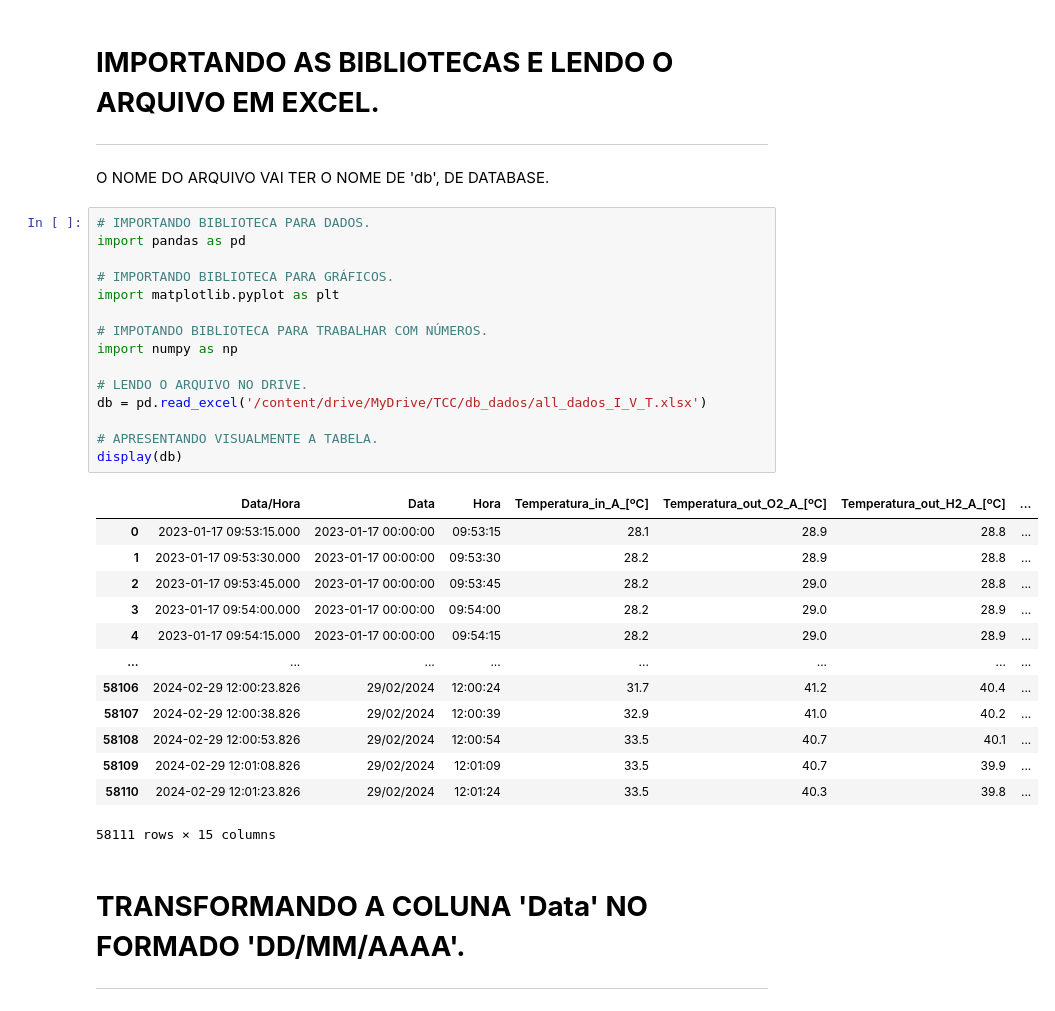
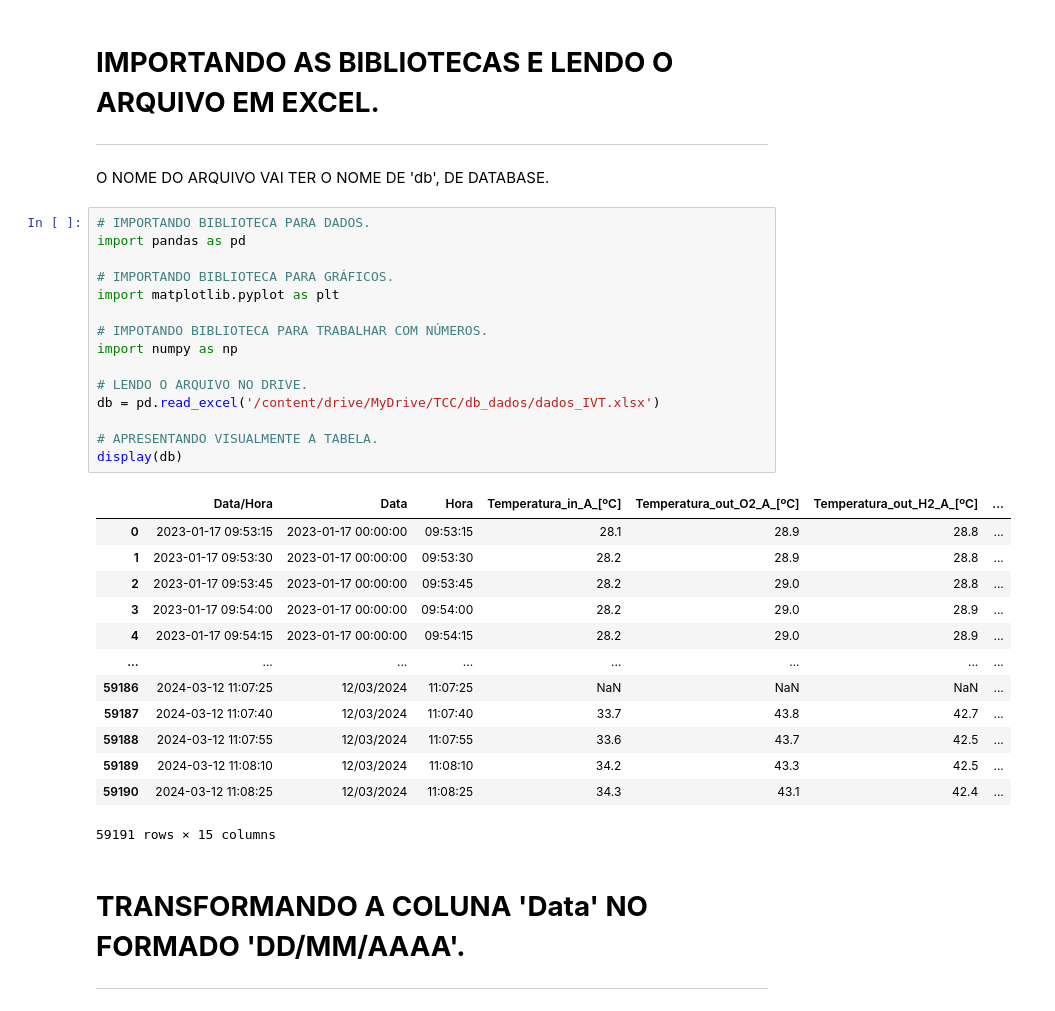
Before and after one commit to MalVaroTor/MalVaroTor, a Jupyter notebook: TCC_1_Teste_Energia_Grafico.ipynb, the cells around one changed output. Drawn from its saved outputs; the diff is of its cells as text.

```diff
--- a/TCC_1_Teste_Energia_Grafico.ipynb
+++ b/TCC_1_Teste_Energia_Grafico.ipynb
@@ -10,32 +10,32 @@ O NOME DO ARQUIVO VAI TER O NOME DE 'db', DE DATABASE.
 # %%
 # IMPORTANDO BIBLIOTECA PARA DADOS.
 import pandas as pd
 
 # IMPORTANDO BIBLIOTECA PARA GRÁFICOS.
 import matplotlib.pyplot as plt
 
 # IMPOTANDO BIBLIOTECA PARA TRABALHAR COM NÚMEROS.
 import numpy as np
 
 # LENDO O ARQUIVO NO DRIVE.
-db = pd.read_excel('/content/drive/MyDrive/TCC/db_dados/all_dados_I_V_T.xlsx')
+db = pd.read_excel('/content/drive/MyDrive/TCC/db_dados/dados_IVT.xlsx')
 
 # APRESENTANDO VISUALMENTE A TABELA.
 display(db)
 # %% [output]
 |  | Data/Hora | Data | Hora | Temperatura_in_A_[ºC] | Temperatura_out_O2_A_[ºC] | Temperatura_out_H2_A_[ºC] | ... |
-| 0 | 2023-01-17 09:53:15.000 | 2023-01-17 00:00:00 | 09:53:15 | 28.1 | 28.9 | 28.8 | ... |
-| 1 | 2023-01-17 09:53:30.000 | 2023-01-17 00:00:00 | 09:53:30 | 28.2 | 28.9 | 28.8 | ... |
-| 2 | 2023-01-17 09:53:45.000 | 2023-01-17 00:00:00 | 09:53:45 | 28.2 | 29.0 | 28.8 | ... |
-| 3 | 2023-01-17 09:54:00.000 | 2023-01-17 00:00:00 | 09:54:00 | 28.2 | 29.0 | 28.9 | ... |
-| 4 | 2023-01-17 09:54:15.000 | 2023-01-17 00:00:00 | 09:54:15 | 28.2 | 29.0 | 28.9 | ... |
+| 0 | 2023-01-17 09:53:15 | 2023-01-17 00:00:00 | 09:53:15 | 28.1 | 28.9 | 28.8 | ... |
+| 1 | 2023-01-17 09:53:30 | 2023-01-17 00:00:00 | 09:53:30 | 28.2 | 28.9 | 28.8 | ... |
+| 2 | 2023-01-17 09:53:45 | 2023-01-17 00:00:00 | 09:53:45 | 28.2 | 29.0 | 28.8 | ... |
+| 3 | 2023-01-17 09:54:00 | 2023-01-17 00:00:00 | 09:54:00 | 28.2 | 29.0 | 28.9 | ... |
+| 4 | 2023-01-17 09:54:15 | 2023-01-17 00:00:00 | 09:54:15 | 28.2 | 29.0 | 28.9 | ... |
 | ... | ... | ... | ... | ... | ... | ... | ... |
-| 58106 | 2024-02-29 12:00:23.826 | 29/02/2024 | 12:00:24 | 31.7 | 41.2 | 40.4 | ... |
-| 58107 | 2024-02-29 12:00:38.826 | 29/02/2024 | 12:00:39 | 32.9 | 41.0 | 40.2 | ... |
-| 58108 | 2024-02-29 12:00:53.826 | 29/02/2024 | 12:00:54 | 33.5 | 40.7 | 40.1 | ... |
-| 58109 | 2024-02-29 12:01:08.826 | 29/02/2024 | 12:01:09 | 33.5 | 40.7 | 39.9 | ... |
-| 58110 | 2024-02-29 12:01:23.826 | 29/02/2024 | 12:01:24 | 33.5 | 40.3 | 39.8 | ... |
+| 59186 | 2024-03-12 11:07:25 | 12/03/2024 | 11:07:25 | NaN | NaN | NaN | ... |
+| 59187 | 2024-03-12 11:07:40 | 12/03/2024 | 11:07:40 | 33.7 | 43.8 | 42.7 | ... |
+| 59188 | 2024-03-12 11:07:55 | 12/03/2024 | 11:07:55 | 33.6 | 43.7 | 42.5 | ... |
+| 59189 | 2024-03-12 11:08:10 | 12/03/2024 | 11:08:10 | 34.2 | 43.3 | 42.5 | ... |
+| 59190 | 2024-03-12 11:08:25 | 12/03/2024 | 11:08:25 | 34.3 | 43.1 | 42.4 | ... |
-58111 rows × 15 columns
+59191 rows × 15 columns
 # %% [markdown]
 # **TRANSFORMANDO A COLUNA 'Data' NO FORMADO 'DD/MM/AAAA'.**
 
```
Also changed, not shown: parts of 15 cells of this notebook.
